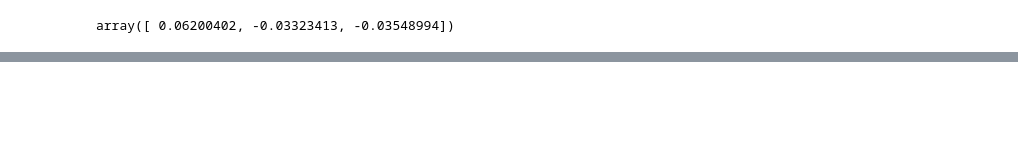
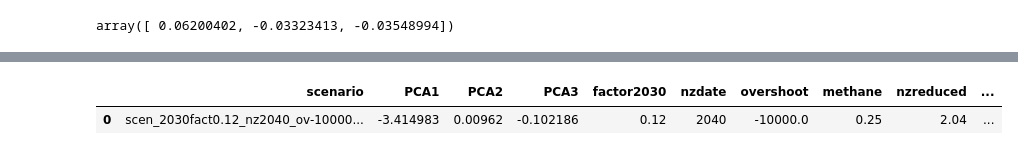
Before and after one commit to Rlamboll/PROVIDEemissions, a Jupyter notebook: notebooks/CompressPathways.ipynb, the cells around one changed output, grey strips where cells are left out. Drawn from its saved outputs; the diff is of its cells as text; code cells hidden in the pictures; blank space fills up the shorter version.

```diff
--- a/notebooks/CompressPathways.ipynb
+++ b/notebooks/CompressPathways.ipynb
@@ -723,0 +664,6 @@ pca3_50pc.loc[:, pca_functional_cols]
+# %%
+# cf actual answer
+pca3_50pc.loc[0:0]
+# %% [output]
+|  | scenario | PCA1 | PCA2 | PCA3 | factor2030 | nzdate | overshoot | methane | nzreduced | ... |
+| 0 | scen_2030fact0.12_nz2040_ov-10000... | -3.414983 | 0.00962 | -0.102186 | 0.12 | 2040 | -10000.0 | 0.25 | 2.04 | ... |
```
Also changed, not shown: parts of 31 cells of this notebook.
